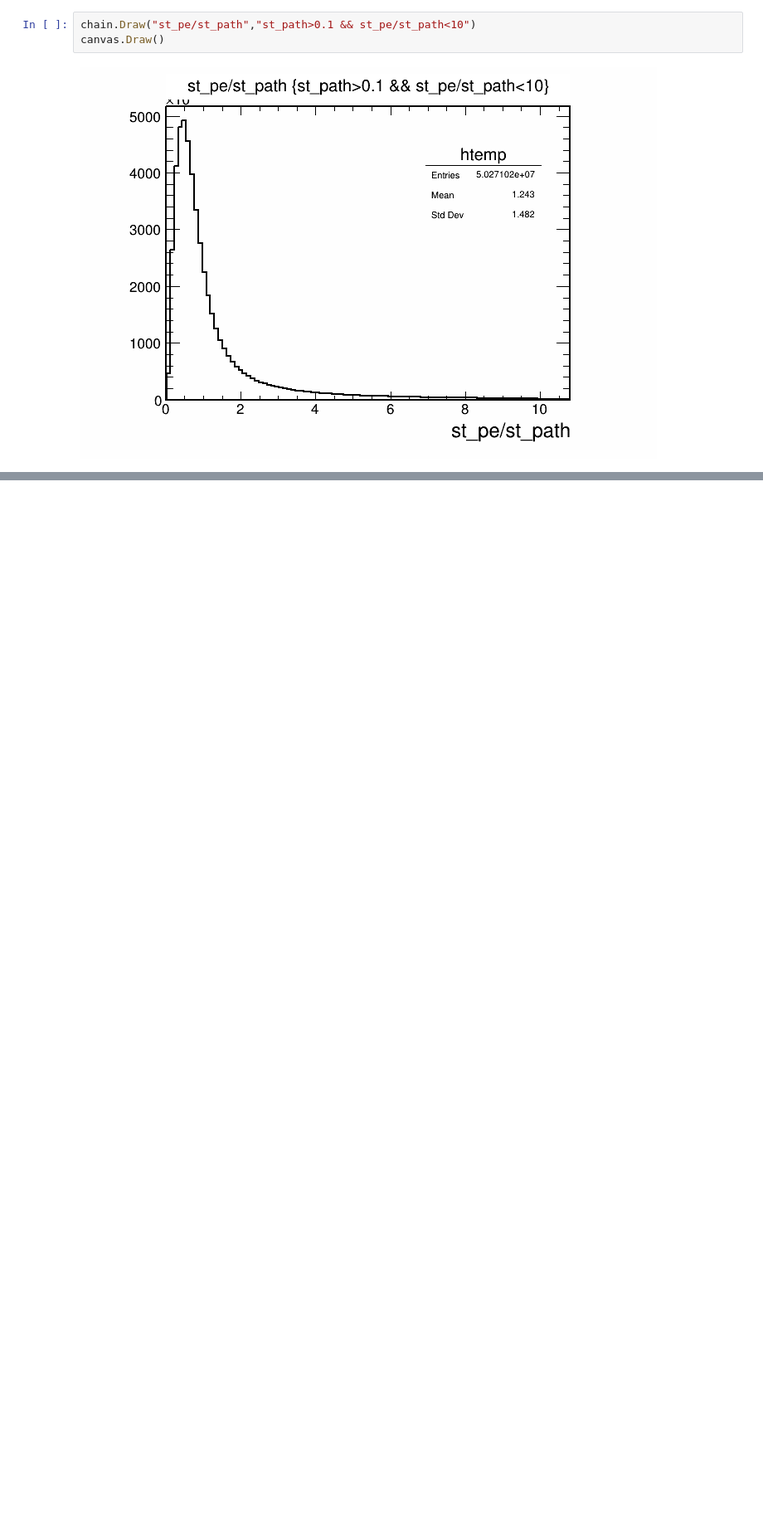
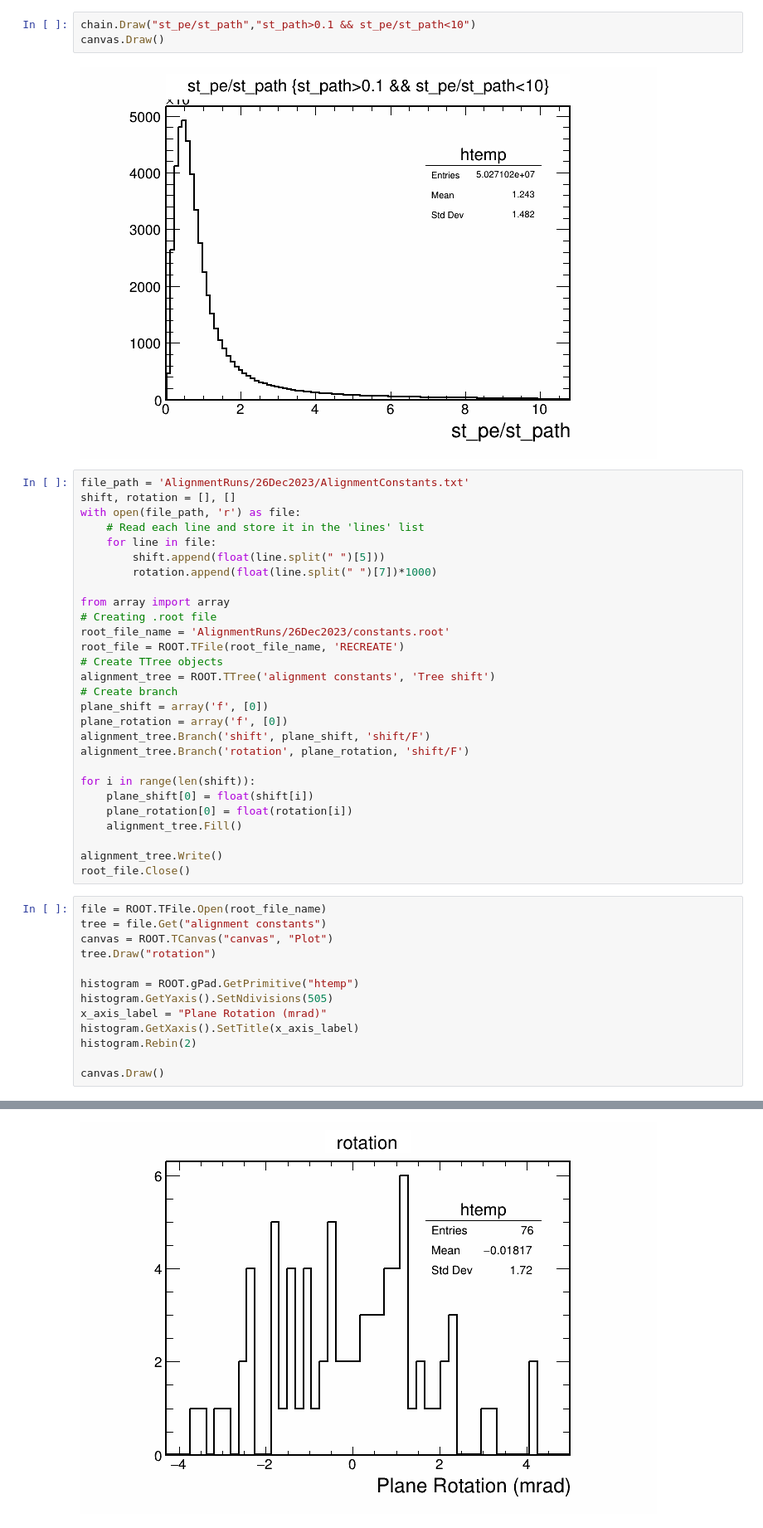
Before and after one commit to wcaune/DUNE_N, a Jupyter notebook: AlignmentCalibration/12-21-23.ipynb, the cells around one changed output, grey strips where cells are left out. Shown at 83% size. Cells and saved outputs as stored; diff of their text form; blank space fills up the shorter version.

```diff
--- a/AlignmentCalibration/12-21-23.ipynb
+++ b/AlignmentCalibration/12-21-23.ipynb
@@ -78,3 +79,45 @@ chain.Draw("st_pe/st_path","st_path>0.1 && st_pe/st_path<10")
 canvas.Draw()
 # %% [output]
 [figure]
+# %%
+file_path = 'AlignmentRuns/26Dec2023/AlignmentConstants.txt'
+shift, rotation = [], []
+with open(file_path, 'r') as file:
+    # Read each line and store it in the 'lines' list
+    for line in file:
+        shift.append(float(line.split(" ")[5]))
+        rotation.append(float(line.split(" ")[7])*1000)
+
+from array import array
+# Creating .root file
+root_file_name = 'AlignmentRuns/26Dec2023/constants.root'
+root_file = ROOT.TFile(root_file_name, 'RECREATE')
+# Create TTree objects
+alignment_tree = ROOT.TTree('alignment constants', 'Tree shift')
+# Create branch
+plane_shift = array('f', [0])
+plane_rotation = array('f', [0])
+alignment_tree.Branch('shift', plane_shift, 'shift/F')
+alignment_tree.Branch('rotation', plane_rotation, 'shift/F')
+
+for i in range(len(shift)):
+    plane_shift[0] = float(shift[i])
+    plane_rotation[0] = float(rotation[i])
+    alignment_tree.Fill()
+
+alignment_tree.Write()
+root_file.Close()
+# %%
+file = ROOT.TFile.Open(root_file_name)
+tree = file.Get("alignment constants")
+canvas = ROOT.TCanvas("canvas", "Plot")
+tree.Draw("rotation")
+
+histogram = ROOT.gPad.GetPrimitive("htemp")
+histogram.GetYaxis().SetNdivisions(505)
+x_axis_label = "Plane Rotation (mrad)"
+histogram.GetXaxis().SetTitle(x_axis_label)
+histogram.Rebin(2)
+
+canvas.Draw()
+# %% [output]
@@ -80,0 +125 @@ canvas.Draw()
+[figure, added]
```
Also changed, not shown: parts of 3 cells of this notebook, 9 other files.
